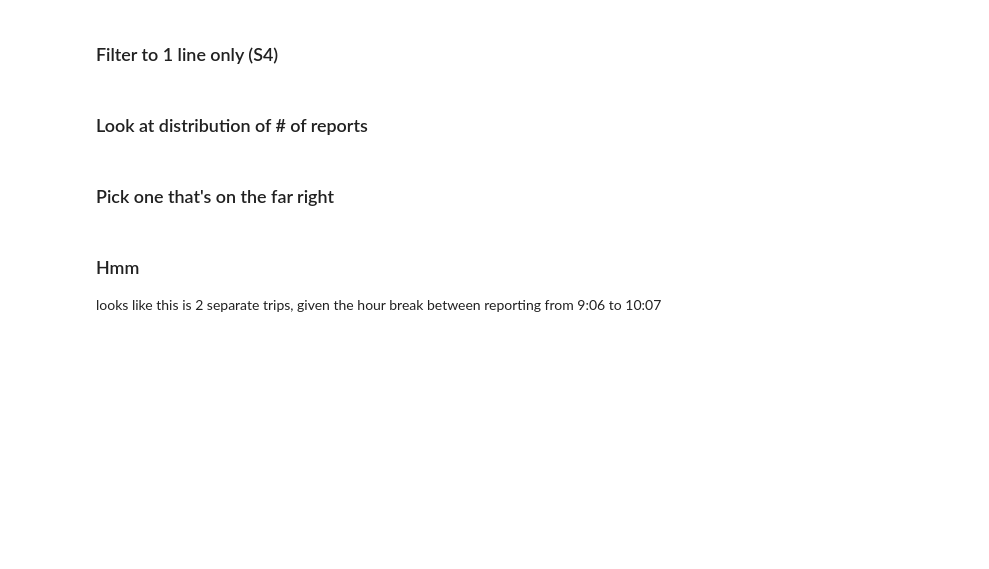
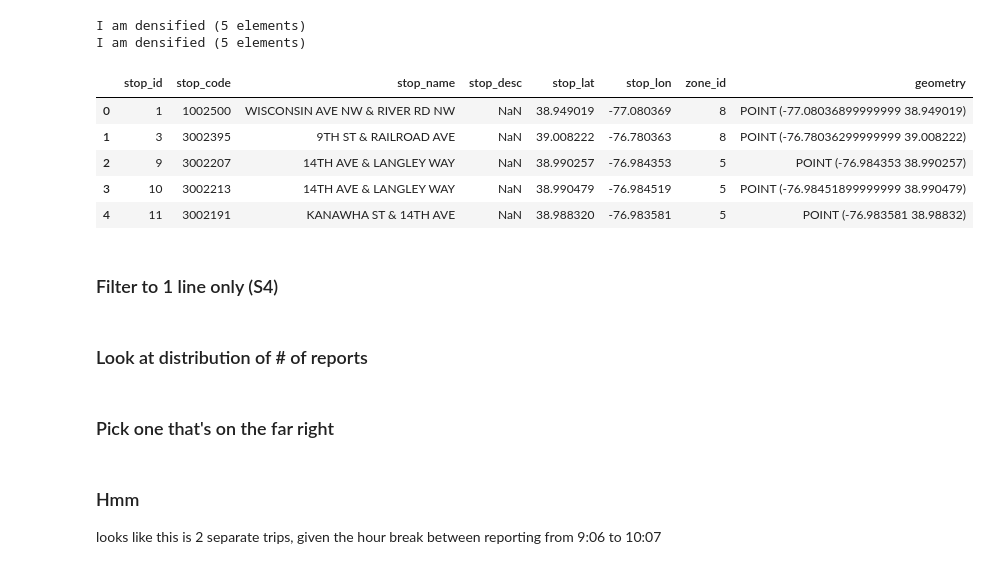
Before and after one commit to cmoscardi/dc_bus_stuff, a Jupyter notebook: inital_analysis.ipynb, the cells around one changed output. Saved outputs shown, nothing was run; the diff lists cells and outputs as text; code cells hidden in the pictures; blank space fills up the shorter version.

```diff
--- a/inital_analysis.ipynb
+++ b/inital_analysis.ipynb
@@ -32,6 +33,22 @@ def load_day(day):
 gtfs_trips = pd.read_csv("data/gtfs/trips.txt", dtype={'trip_id': str, 'scheduled_trip_id': str})
 gtfs_schedule = pd.read_csv("data/gtfs/stop_times.txt", dtype={'trip_id': str})
 gtfs_cal = pd.read_csv("data/gtfs/calendar_dates.txt")
+gtfs_stops = pd.read_csv("data/gtfs/stops.txt", dtype={'trip_id': str, 'scheduled_trip_id': str})
+# %%
+stops_gdf.head()
+gtfs_stops["geometry"] = gtfs_stops[["stop_lon", "stop_lat"]].apply(Point, axis=1)
+stops_gdf = gpd.GeoDataFrame(gtfs_stops)
+
+stops_gdf.stop_name.
+# %% [output]
+I am densified (5 elements)
+I am densified (5 elements)
+|  | stop_id | stop_code | stop_name | stop_desc | stop_lat | stop_lon | zone_id | geometry |
+| 0 | 1 | 1002500 | WISCONSIN AVE NW & RIVER RD NW | NaN | 38.949019 | -77.080369 | 8 | POINT (-77.08036899999999 38.949019) |
+| 1 | 3 | 3002395 | 9TH ST & RAILROAD AVE | NaN | 39.008222 | -76.780363 | 8 | POINT (-76.78036299999999 39.008222) |
+| 2 | 9 | 3002207 | 14TH AVE & LANGLEY WAY | NaN | 38.990257 | -76.984353 | 5 | POINT (-76.984353 38.990257) |
+| 3 | 10 | 3002213 | 14TH AVE & LANGLEY WAY | NaN | 38.990479 | -76.984519 | 5 | POINT (-76.98451899999999 38.990479) |
+| 4 | 11 | 3002191 | KANAWHA ST & 14TH AVE | NaN | 38.988320 | -76.983581 | 5 | POINT (-76.983581 38.98832) |
 # %%
 import contextily as ctx
 
```
Also changed, not shown: parts of 1 cell of this notebook, 3 other files.
